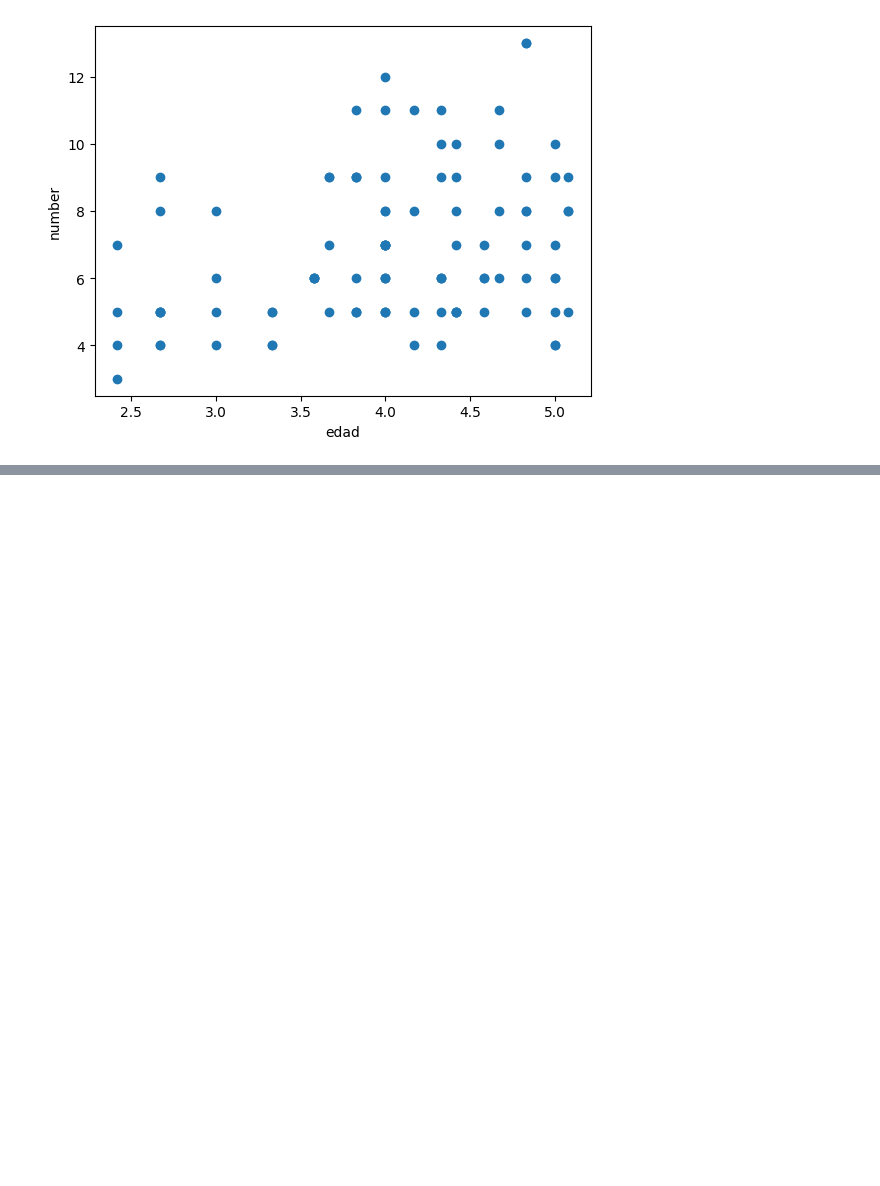
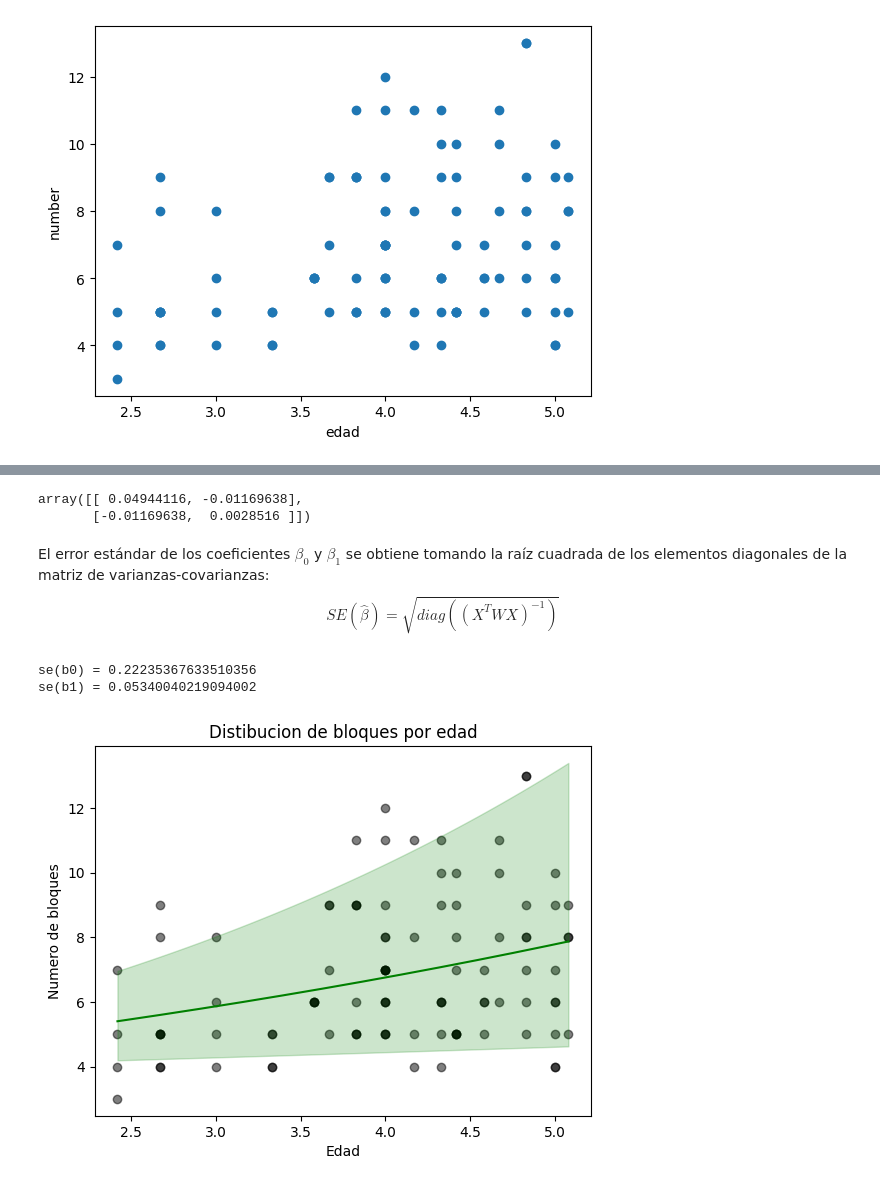
Before and after one commit to solcrespi05/Estadistica1, a Jupyter notebook: Practica MLG/ej_6.ipynb, the cells around one changed output, grey strips where cells are left out. Cells and saved outputs as stored; diff of their text form; code cells hidden in the pictures; blank space fills up the shorter version.

```diff
--- a/Practica MLG/ej_6.ipynb
+++ b/Practica MLG/ej_6.ipynb
@@ -36,0 +112,38 @@ plt.show()
+# %%
+from numpy.linalg import inv
+
+mu = np.exp(X_with_intercept@res_poisson.x)
+W = np.diag(mu)
+I = X_with_intercept.T@W@X_with_intercept
+cov_matrix = inv(I)
+cov_matrix
+# %% [output]
+array([[ 0.04944116, -0.01169638],
+       [-0.01169638,  0.0028516 ]])
+# %% [markdown]
+El error estándar de los coeficientes $\beta_0$ y $\beta_1$ se obtiene tomando la raíz cuadrada de los elementos diagonales de la matriz de varianzas-covarianzas:
+$$SE(\hat{\beta}) = \sqrt {diag((X^{T}WX)^{-1})}$$
+# %%
+se_b0 = np.sqrt(cov_matrix[0,0])
+se_b1 = np.sqrt(cov_matrix[1,1])
+print("se(b0) =",se_b0)
+print("se(b1) =",se_b1)
+# %% [output]
+se(b0) = 0.22235367633510356
+se(b1) = 0.05340040219094002
+# %%
+#muestro los errores en gráfico a partir de un IC.95 para b1 a b0 constante
+mu_alto = np.exp(b0 + (b1 + se_b1 *1.96) * x_range)
+mu_bajo = np.exp(b0 + (b1 - se_b1 *1.96) * x_range)
+
+fig, ax = plt.subplots()
+ax.scatter(X, Y, alpha=0.5,color='k')
+ax.plot(x_range,poisson_fit,color='g')
+ax.fill_between(x_range, mu_bajo, mu_alto, alpha=0.2,color = 'g')
+
+ax.set_xlabel("Edad")
+ax.set_ylabel("Numero de bloques")
+ax.set_title("Distibucion de bloques por edad")
+plt.show()
+# %% [output]
+[figure, added]
```
Also changed, not shown: parts of 10 cells of this notebook.
